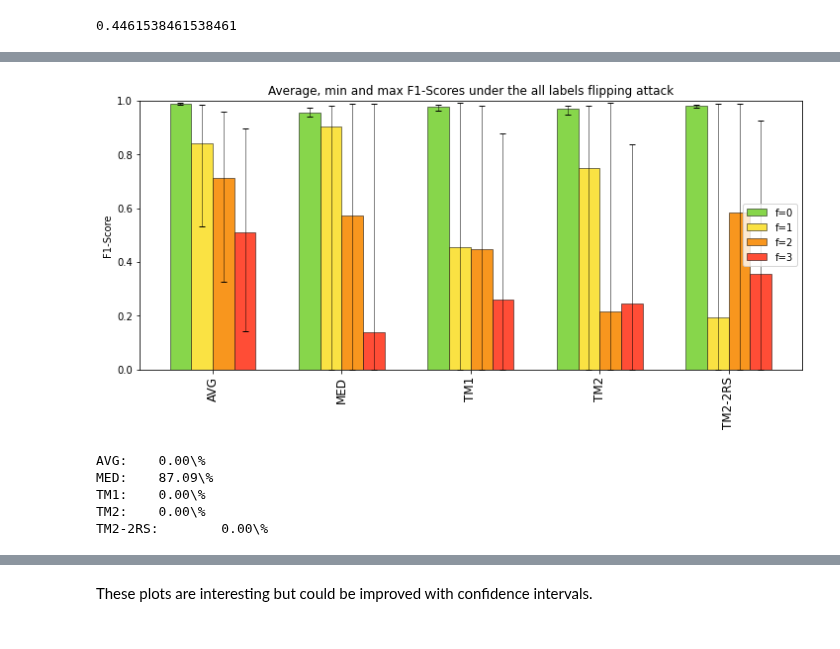
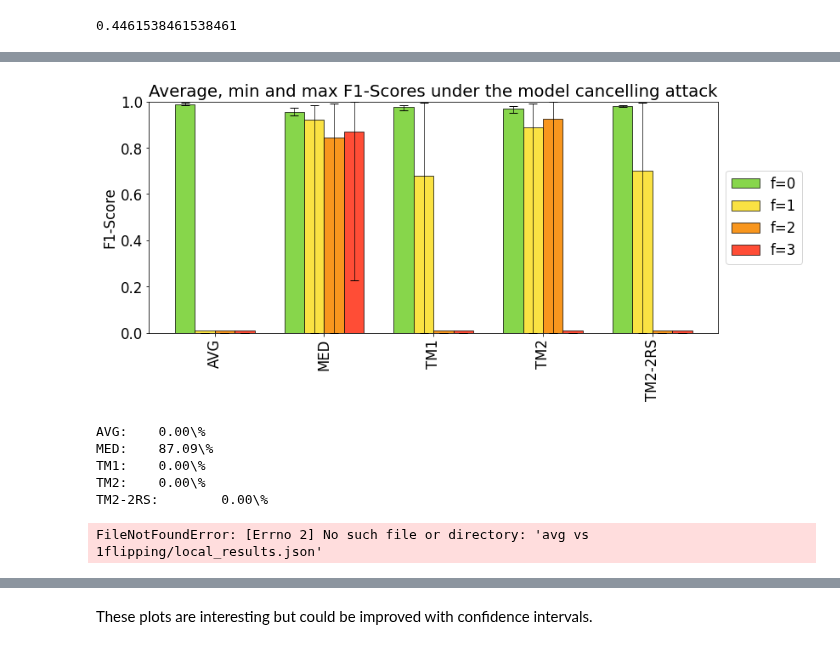
Before and after one commit to ValerianRey/fed_iot_guard, a Jupyter notebook: Test results.ipynb, the cells around one changed output, grey strips where cells are left out. Drawn from its saved outputs; the diff is of its cells as text; code cells hidden in the pictures.

```diff
--- a/Test results.ipynb
+++ b/Test results.ipynb
@@ -185,7 +185,7 @@ print(avg_threshold)
 # %%
 # TODO: rename the x-axis as epoch in fedsgd and make it start at 1 in both cases
 
-path_test = 'test_results/decentralized_classifier_fedavg/0,0787 5rr/'
+path_test = 'test_results/decentralized_classifier_fedsgd/NO_ATTACK/0,95 5rr 64bs tm2-2rs/'
 
 with open(path_test + 'local_results.json') as json_file:
     test_local_results = json.load(json_file)
@@ -202,9 +202,9 @@ plot_federated_tpr_tnr(new_results_per_round, title='Test new devices results')
 plot_federated_acc(new_results_per_round, title='Test new devices results')
 
 print('Local result at last round:')
-print_rates_latex(local_results_per_round[-1])
+print_rates_latex2(local_results_per_round[-1])
 print()
 
 print('New result at last round:')
-print_rates_latex(new_results_per_round[-1])
+print_rates_latex2(new_results_per_round[-1])
 # %% [output]
@@ -333,15 +335,10 @@ plot_global_thresholds(global_thresholds_1, 'Thresholds', multi_epoch=True, save
 [figure]
 # %%
 path_1 = 'test_results/decentralized_autoencoder_fedsgd/0,5 5rr mean+std/'
-path_2 = 'test_results/decentralized_autoencoder_fedsgd/0,5 5rr 0,95quantile/'
 
 with open(path_1 + 'thresholds.json') as json_file:
     all_thresholds_1 = json.load(json_file)
 
-with open(path_2 + 'thresholds.json') as json_file:
-    all_thresholds_2 = json.load(json_file)
-
 global_thresholds_1 = get_thresholds_federated(all_thresholds_1)
-global_thresholds_2 = get_thresholds_federated(all_thresholds_2)
-plot_global_thresholds_2(global_thresholds_1, global_thresholds_2, 'Thresholds', multi_epoch=False, save=True)
+plot_global_thresholds_2(global_thresholds_1, multi_epoch=False, save=True)
 # %% [output]
@@ -475,37 +472,39 @@ def plot_f1_scores(base_path, end_path, attack_str):
             yerr_down = mean_f1 - min_f1
 
             if agg == 'avg':
-                ax.bar(pos_x, height=mean_f1, color=color, width=1, lw=0.5, edgecolor='black', label='f='+repr(f))
+                ax.bar(pos_x, height=mean_f1, color=color, width=1, lw=0.7, edgecolor='black', label='f='+repr(f))
             else:
-                ax.bar(pos_x, height=mean_f1, color=color, width=1, lw=0.5, edgecolor='black') # yerr=[[yerr_down], [yerr_up]], capsize=11
+                ax.bar(pos_x, height=mean_f1, color=color, width=1, lw=0.7, edgecolor='black') # yerr=[[yerr_down], [yerr_up]], capsize=11
 
             ax.errorbar(x=pos_x, y=mean_f1, yerr=[[yerr_down], [yerr_up]],
-                        capsize=3, color='black', elinewidth=0, lw=0.5, solid_capstyle='round')
+                        capsize=5, color='black', elinewidth=0, lw=0.7, solid_capstyle='round')
             pos_x += 1
-        pos_x += 2
+        pos_x += 1.5
 
-    ax.set_xticks([1.5, 7.5, 13.5, 19.5, 25.5])
+    ax.set_xticks([1.5, 7, 12.5, 18, 23.5])
     aggs = [agg.upper() for agg in aggs]
-    ax.set_xticklabels(aggs, rotation='vertical', fontsize=12)
-    ax.legend()
+    ax.set_xticklabels(aggs, rotation='vertical')
+    ax.legend(bbox_to_anchor=(1.16, 0.5), loc='right')
     plt.show()
     fig.savefig('f1_scores_' + '_'.join(attack_str.split(' ')) + '.pdf', bbox_inches='tight')
+# %%
+plt.rcParams.update({'font.size': 16.5})
 # %%
-attack_folder = 'LABEL_FLIPPING'
-attack_code = 'flipping/'
-attack_name = 'all labels flipping'
+attack_folder = 'CANCEL'
+attack_code = 'cancel/'
+attack_name = 'model cancelling'
 
 # attack_folder = 'GRADIENT_FACTOR'
 # attack_code = 'factor/'
 # attack_name = 'gradient factor'
 
 # attack_folder = 'CANCEL'
 # attack_code = 'cancel/'
 # attack_name = 'model cancelling'
 
 plot_f1_scores('test_results/decentralized_classifier_fedsgd/' + attack_folder + '/', attack_code, attack_name)
 # %% [output]
-[figure, old version]
+[figure, new version]
 # %%
 print_latex_f1_scores('test_results/decentralized_classifier_fedsgd/CANCEL/', ' vs 3cancel/')
 # %% [output]
@@ -516,6 +515,8 @@ TM2:    0.00\%
 TM2-2RS:        0.00\%
 # %%
 get_mean_f1_last_round(get_all_results('avg vs 1flipping/'))
+# %% [output]
+FileNotFoundError: [Errno 2] No such file or directory: 'avg vs 1flipping/local_results.json'
 # %%
 path_1_1 = base_path + 'avg vs 1flipping/'
 path_1_2 = base_path + 'avg vs 2flipping/'
```
Also changed, not shown: parts of 5 cells of this notebook.
